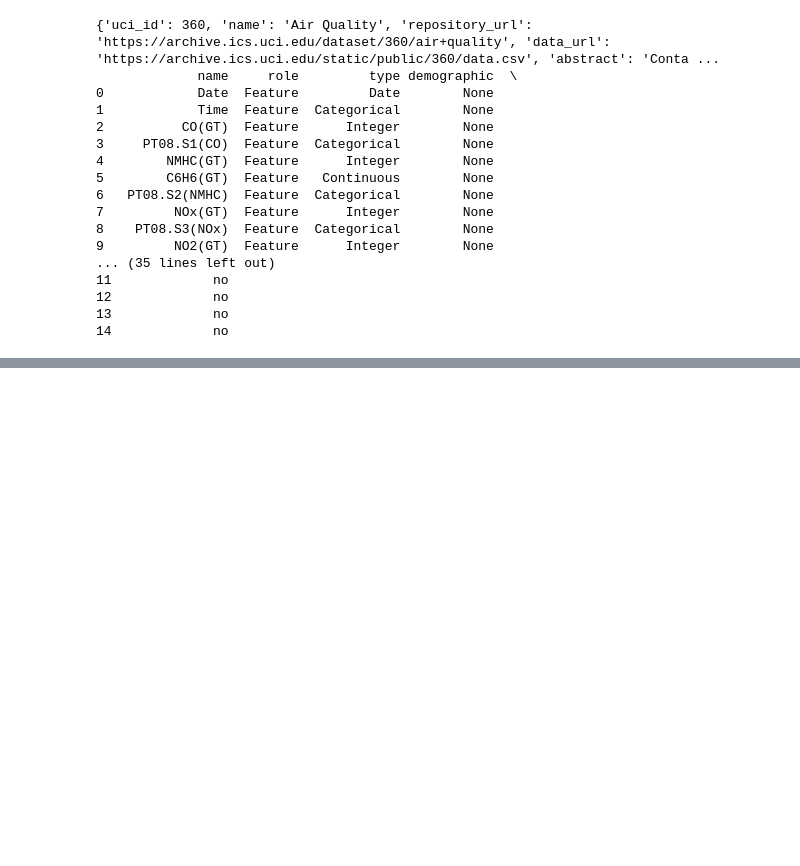
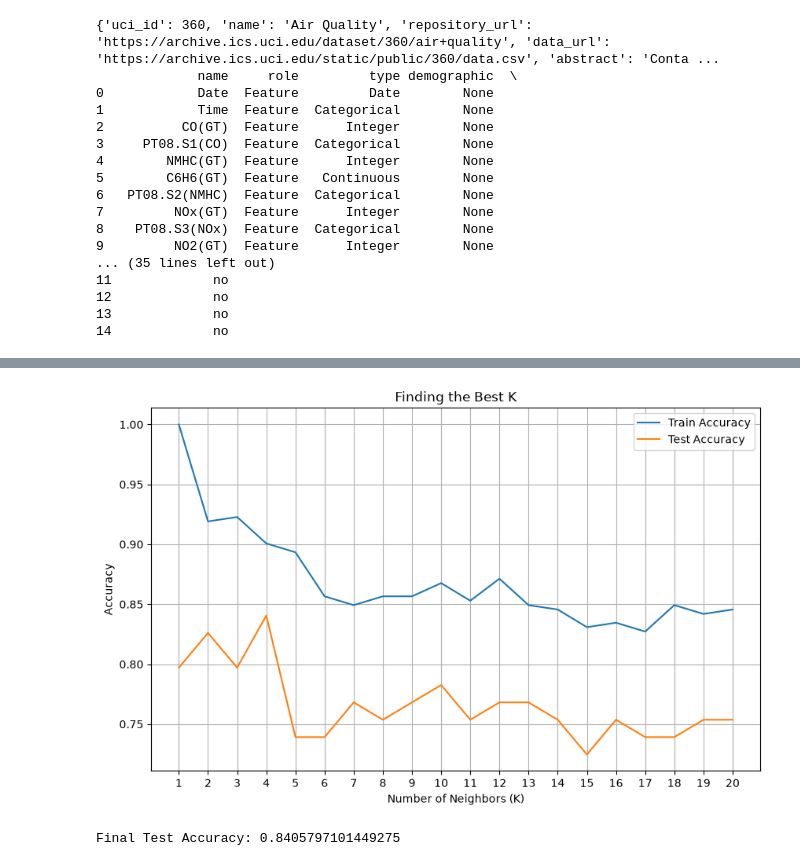
Before and after one commit to amalherchh/Predicting-Air-Quality, a Jupyter notebook: air.ipynb, the cells around one changed output, grey strips where cells are left out. Drawn from its saved outputs; the diff is of its cells as text; code cells hidden in the pictures; blank space fills up the shorter version.

```diff
--- a/air.ipynb
+++ b/air.ipynb
@@ -53,0 +339,46 @@ print(air_quality.variables)
+# %%
+# Create lists
+train_accuracies = []
+test_accuracies = []
+
+# Neighbors range
+neighbors_range = np.arange(1, 21)
+
+# Loop
+for k in neighbors_range:
+
+    # Create KNN model
+    knn = KNeighborsClassifier(n_neighbors=k)
+
+    # Fit model
+    knn.fit(X_train, y_train)
+
+    # Calculate accuracies
+    train_accuracies.append(knn.score(X_train, y_train))
+    test_accuracies.append(knn.score(X_test, y_test))
+# %%
+plt.figure(figsize=(10, 6))
+
+plt.plot(neighbors_range, train_accuracies, label='Train Accuracy')
+plt.plot(neighbors_range, test_accuracies, label='Test Accuracy')
+
+plt.xlabel('Number of Neighbors (K)')
+plt.ylabel('Accuracy')
+plt.title('Finding the Best K')
+
+plt.xticks(neighbors_range)
+plt.legend()
+plt.grid()
+plt.show()
+# %% [output]
+[figure, added]
+# %%
+knn = KNeighborsClassifier(n_neighbors=4)
+
+knn.fit(X_train, y_train)
+
+y_pred = knn.predict(X_test)
+
+print("Final Test Accuracy:", knn.score(X_test, y_test))
+# %% [output]
+Final Test Accuracy: 0.8405797101449275
```
Also changed, not shown: parts of 26 cells of this notebook.
